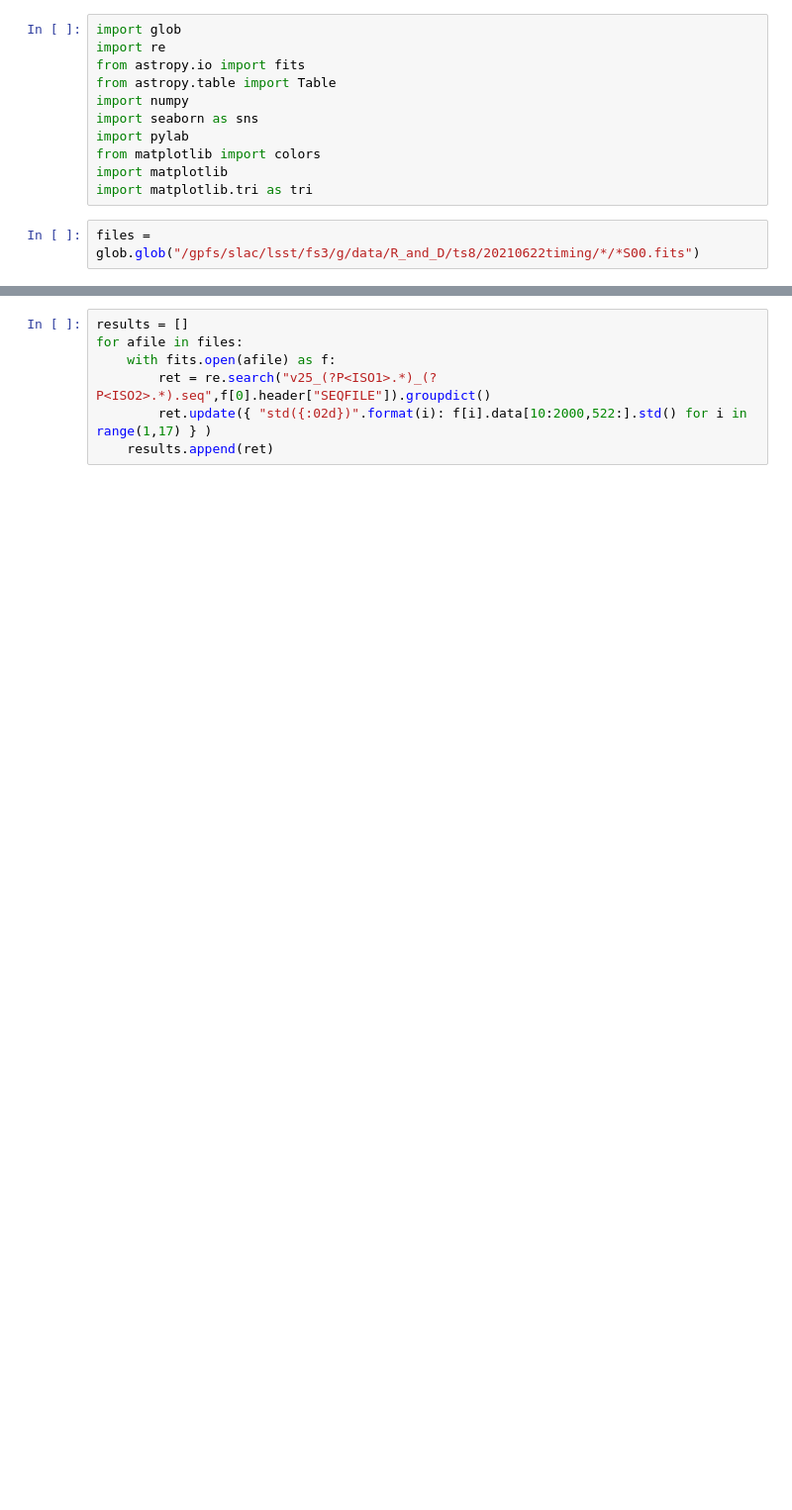
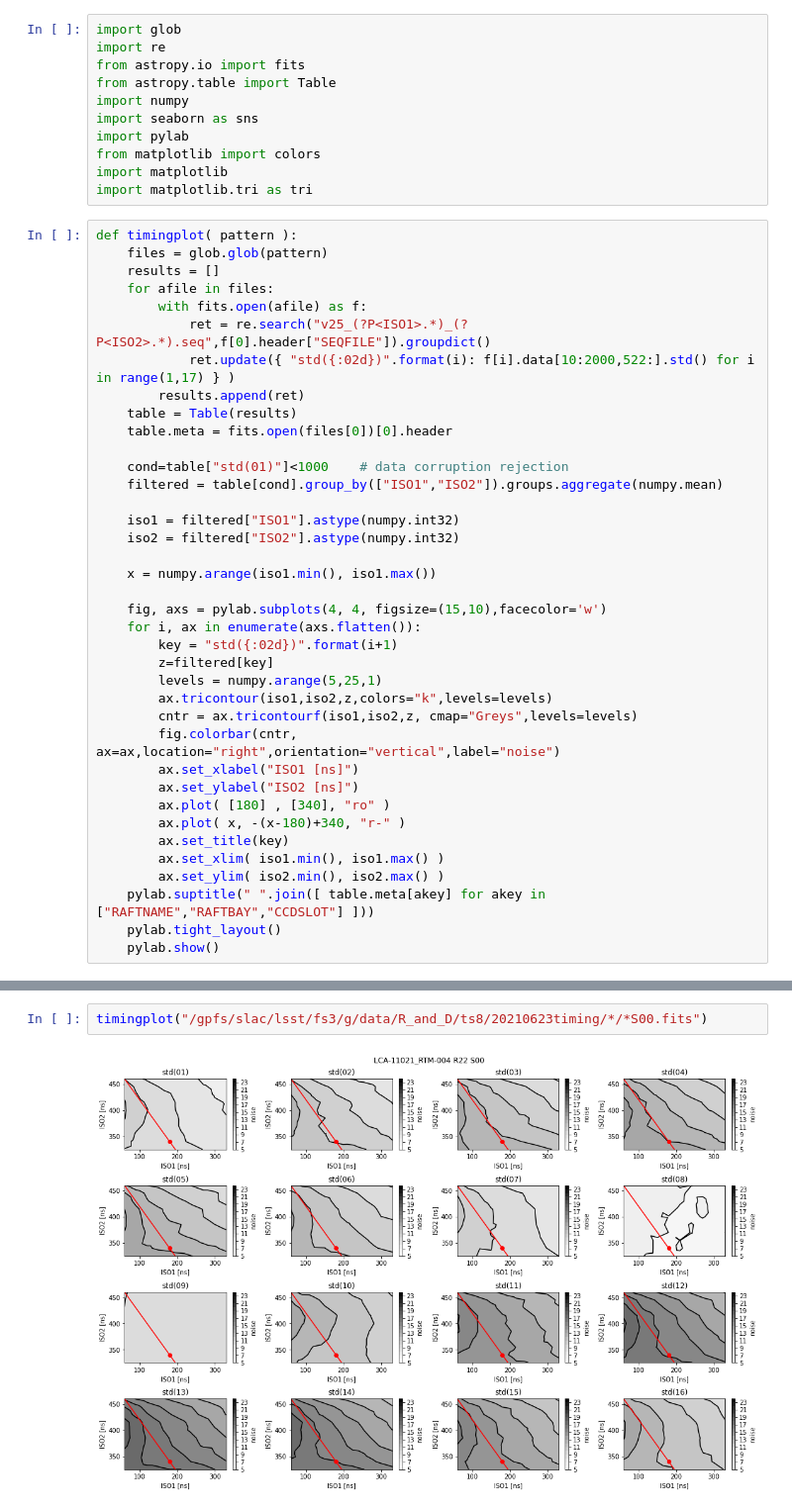
Before and after one commit to youtsumi/GainStabilityRunRTM004, a Jupyter notebook: TimingStudy.ipynb, the cells around one changed output, grey strips where cells are left out. Shown at 99% size. Drawn from its saved outputs; the diff is of its cells as text; blank space fills up the shorter version.

Commit message:
Update TimingStudy notebook

```diff
--- a/TimingStudy.ipynb
+++ b/TimingStudy.ipynb
@@ -10,4 +10,40 @@ from matplotlib import colors
 import matplotlib
 import matplotlib.tri as tri
 # %%
-files = glob.glob("/gpfs/slac/lsst/fs3/g/data/R_and_D/ts8/20210622timing/*/*S00.fits")
+def timingplot( pattern ):
+    files = glob.glob(pattern)
+    results = []
+    for afile in files:
+        with fits.open(afile) as f:
+            ret = re.search("v25_(?P<ISO1>.*)_(?P<ISO2>.*).seq",f[0].header["SEQFILE"]).groupdict()
+            ret.update({ "std({:02d})".format(i): f[i].data[10:2000,522:].std() for i in range(1,17) } )
+        results.append(ret)
+    table = Table(results)
+    table.meta = fits.open(files[0])[0].header
+
+    cond=table["std(01)"]<1000    # data corruption rejection
+    filtered = table[cond].group_by(["ISO1","ISO2"]).groups.aggregate(numpy.mean)
+
+    iso1 = filtered["ISO1"].astype(numpy.int32)
+    iso2 = filtered["ISO2"].astype(numpy.int32)
+
+    x = numpy.arange(iso1.min(), iso1.max())
+
+    fig, axs = pylab.subplots(4, 4, figsize=(15,10),facecolor='w')
+    for i, ax in enumerate(axs.flatten()):
+        key = "std({:02d})".format(i+1)
+        z=filtered[key]
+        levels = numpy.arange(5,25,1)
+        ax.tricontour(iso1,iso2,z,colors="k",levels=levels)
+        cntr = ax.tricontourf(iso1,iso2,z, cmap="Greys",levels=levels)
+        fig.colorbar(cntr, ax=ax,location="right",orientation="vertical",label="noise")
+        ax.set_xlabel("ISO1 [ns]")
+        ax.set_ylabel("ISO2 [ns]")
+        ax.plot( [180] , [340], "ro" )
+        ax.plot( x, -(x-180)+340, "r-" )
+        ax.set_title(key)
+        ax.set_xlim( iso1.min(), iso1.max() )
+        ax.set_ylim( iso2.min(), iso2.max() )
+    pylab.suptitle(" ".join([ table.meta[akey] for akey in ["RAFTNAME","RAFTBAY","CCDSLOT"] ]))
+    pylab.tight_layout()
+    pylab.show()
@@ -35,8 +50,5 @@ pylab.plot(fits.open(files[0])[8].data[10:2000,522:])
 # %%
-results = []
-for afile in files:
-    with fits.open(afile) as f:
-        ret = re.search("v25_(?P<ISO1>.*)_(?P<ISO2>.*).seq",f[0].header["SEQFILE"]).groupdict()
-        ret.update({ "std({:02d})".format(i): f[i].data[10:2000,522:].std() for i in range(1,17) } )
-    results.append(ret)
+timingplot("/gpfs/slac/lsst/fs3/g/data/R_and_D/ts8/20210623timing/*/*S00.fits")
+# %% [output]
+[figure, added]
 # %%
```
Also changed, not shown: parts of 4 cells of this notebook.
